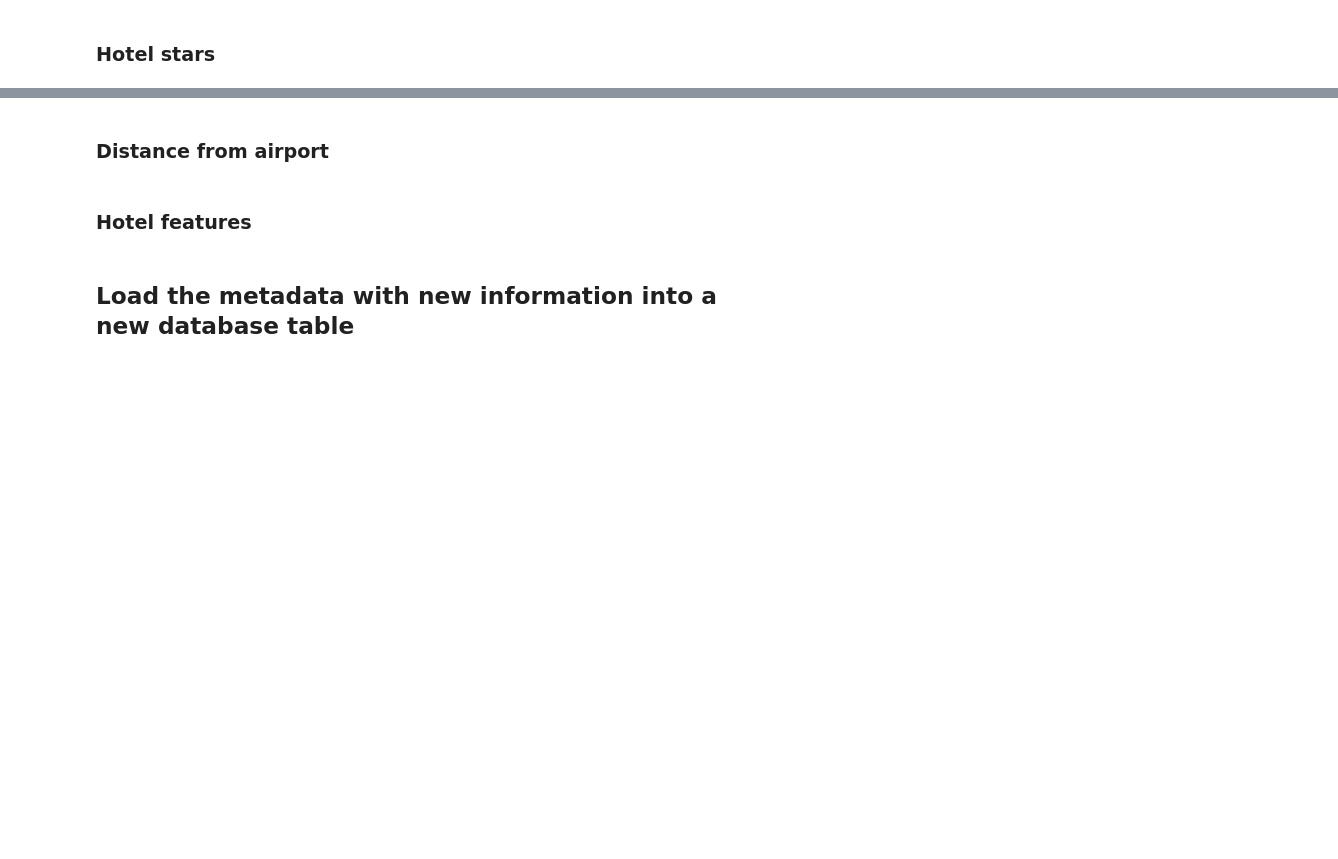
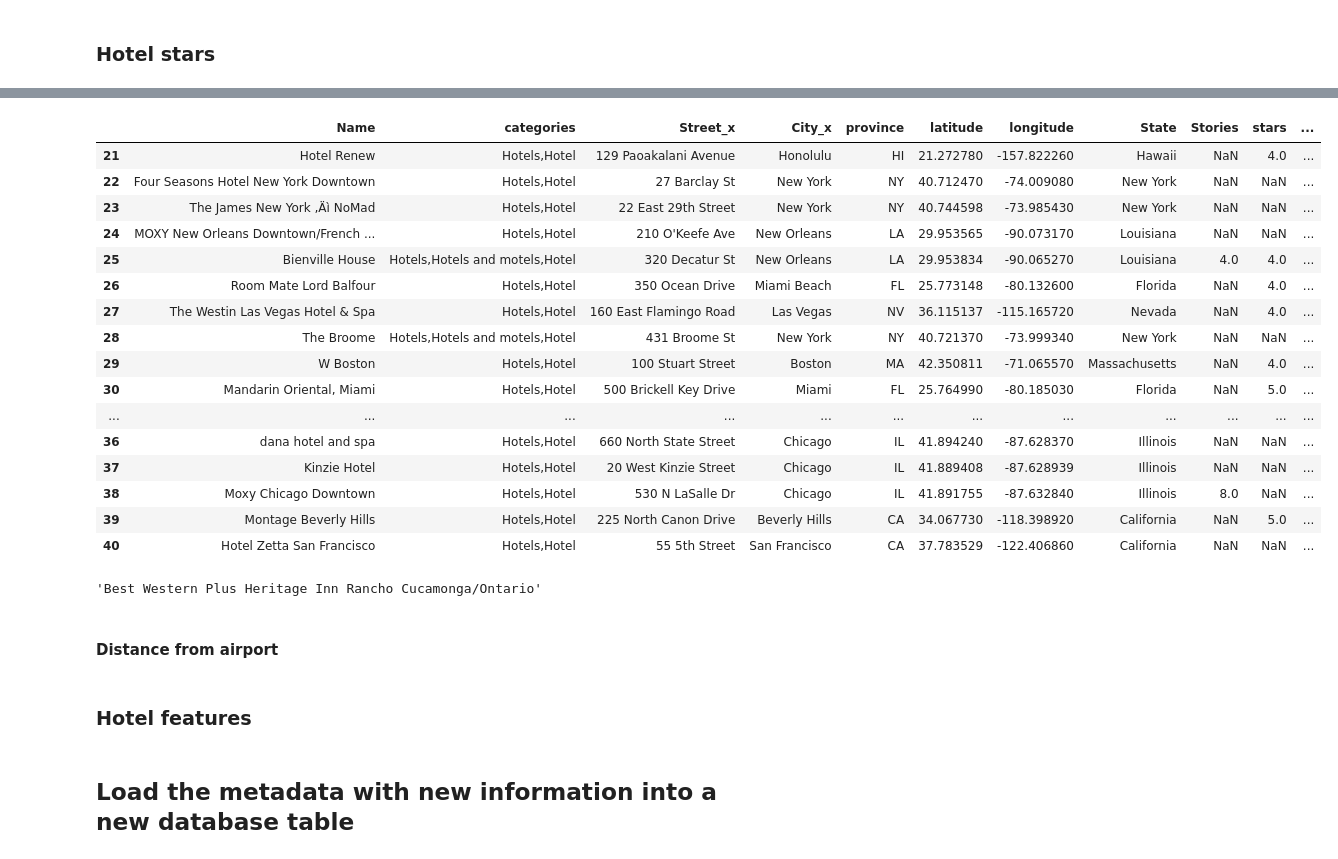
Before and after one commit to janelcv/Hotel_Rating_Analysis, a Jupyter notebook: Hotel_Ratings_Analysis-02.ipynb, the cells around one changed output, grey strips where cells are left out. Saved outputs shown, nothing was run; the diff lists cells and outputs as text; code cells hidden in the pictures; blank space fills up the shorter version.

```diff
--- a/Hotel_Ratings_Analysis-02.ipynb
+++ b/Hotel_Ratings_Analysis-02.ipynb
@@ -111,0 +88,15 @@ details2 = [["Nan" if item == "" else item for item in detail] for detail in det
+# %%
+# Load hotel data into a dataframe
+df_hotels = pd.read_csv("Data/hotels.csv")
+
+# Remove the columns that are not needed
+df_hotels = df_hotels.drop(columns = ["price", "countryCode", "location",
+                                      "url", "latitude", "longitude"], axis = 1)
+
+# Rename columns
+df_hotels.rename(columns = {"hotelName": "Name", "cityName": "City", "address": "Street"}, inplace = True)
+
+# Filter for hotels in the USA
+df_hotels = df_hotels.loc[df_hotels["countryName"] == "United States"]
+df_hotels = df_hotels.drop(columns = ["countryName"], axis = 1)
+df_hotels.head()
@@ -111,0 +110,25 @@ details2 = [["Nan" if item == "" else item for item in detail] for detail in det
+# %%
+df4 = pd.merge(df3, df_hotels, on = ["Name"], how = "left")
+df4.loc[21:40]
+# %% [output]
+|  | Name | categories | Street_x | City_x | province | latitude | longitude | State | Stories | stars | ... |
+| 21 | Hotel Renew | Hotels,Hotel | 129 Paoakalani Avenue | Honolulu | HI | 21.272780 | -157.822260 | Hawaii | NaN | 4.0 | ... |
+| 22 | Four Seasons Hotel New York Downtown | Hotels,Hotel | 27 Barclay St | New York | NY | 40.712470 | -74.009080 | New York | NaN | NaN | ... |
+| 23 | The James New York ‚Äì NoMad | Hotels,Hotel | 22 East 29th Street | New York | NY | 40.744598 | -73.985430 | New York | NaN | NaN | ... |
+| 24 | MOXY New Orleans Downtown/French ... | Hotels,Hotel | 210 O'Keefe Ave | New Orleans | LA | 29.953565 | -90.073170 | Louisiana | NaN | NaN | ... |
+| 25 | Bienville House | Hotels,Hotels and motels,Hotel | 320 Decatur St | New Orleans | LA | 29.953834 | -90.065270 | Louisiana | 4.0 | 4.0 | ... |
+| 26 | Room Mate Lord Balfour | Hotels,Hotel | 350 Ocean Drive | Miami Beach | FL | 25.773148 | -80.132600 | Florida | NaN | 4.0 | ... |
+| 27 | The Westin Las Vegas Hotel & Spa | Hotels,Hotel | 160 East Flamingo Road | Las Vegas | NV | 36.115137 | -115.165720 | Nevada | NaN | 4.0 | ... |
+| 28 | The Broome | Hotels,Hotels and motels,Hotel | 431 Broome St | New York | NY | 40.721370 | -73.999340 | New York | NaN | NaN | ... |
+| 29 | W Boston | Hotels,Hotel | 100 Stuart Street | Boston | MA | 42.350811 | -71.065570 | Massachusetts | NaN | 4.0 | ... |
+| 30 | Mandarin Oriental, Miami | Hotels,Hotel | 500 Brickell Key Drive | Miami | FL | 25.764990 | -80.185030 | Florida | NaN | 5.0 | ... |
+| ... | ... | ... | ... | ... | ... | ... | ... | ... | ... | ... | ... |
+| 36 | dana hotel and spa | Hotels,Hotel | 660 North State Street | Chicago | IL | 41.894240 | -87.628370 | Illinois | NaN | NaN | ... |
+| 37 | Kinzie Hotel | Hotels,Hotel | 20 West Kinzie Street | Chicago | IL | 41.889408 | -87.628939 | Illinois | NaN | NaN | ... |
+| 38 | Moxy Chicago Downtown | Hotels,Hotel | 530 N LaSalle Dr | Chicago | IL | 41.891755 | -87.632840 | Illinois | 8.0 | NaN | ... |
+| 39 | Montage Beverly Hills | Hotels,Hotel | 225 North Canon Drive | Beverly Hills | CA | 34.067730 | -118.398920 | California | NaN | 5.0 | ... |
+| 40 | Hotel Zetta San Francisco | Hotels,Hotel | 55 5th Street | San Francisco | CA | 37.783529 | -122.406860 | California | NaN | NaN | ... |
+# %%
+df4["Name"][177]
+# %% [output]
+'Best Western Plus Heritage Inn Rancho Cucamonga/Ontario'
@@ -112,5 +137,5 @@ details2 = [["Nan" if item == "" else item for item in detail] for detail in det
 # %% [markdown]
-### Distance from airport
+#### Distance from airport
 # %%
 # Get latitudes and longitudes of airports mapped in the USA
 # Source: https://opendata.socrata.com/dataset/Airport-Codes-mapped-to-Latitude-Longitude-in-the-/rxrh-4cxm
```
Also changed, not shown: parts of 6 cells of this notebook, 1 other file.
